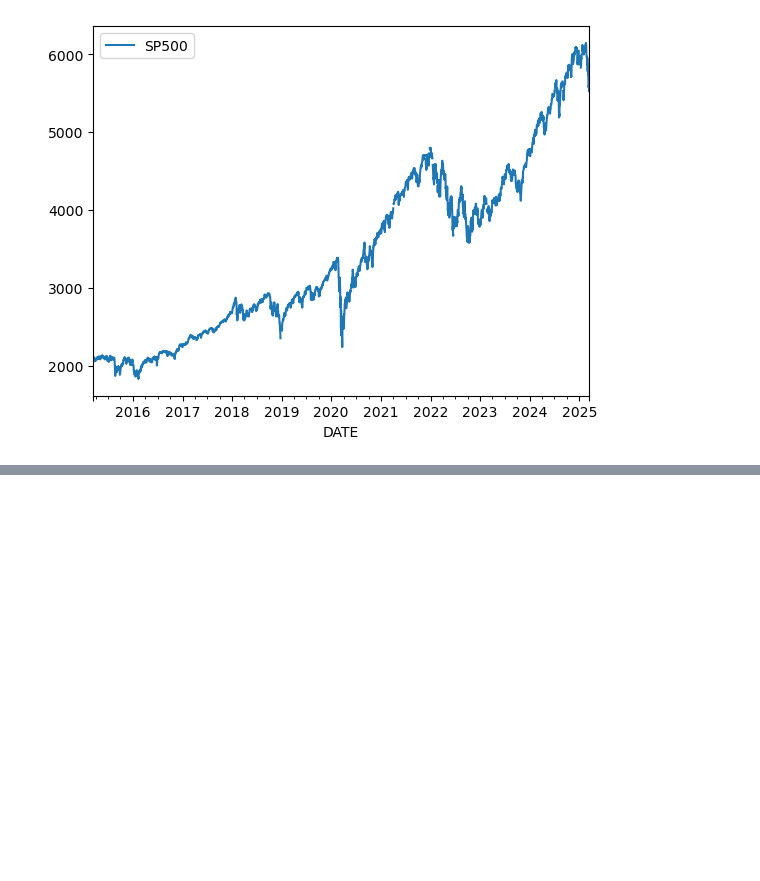
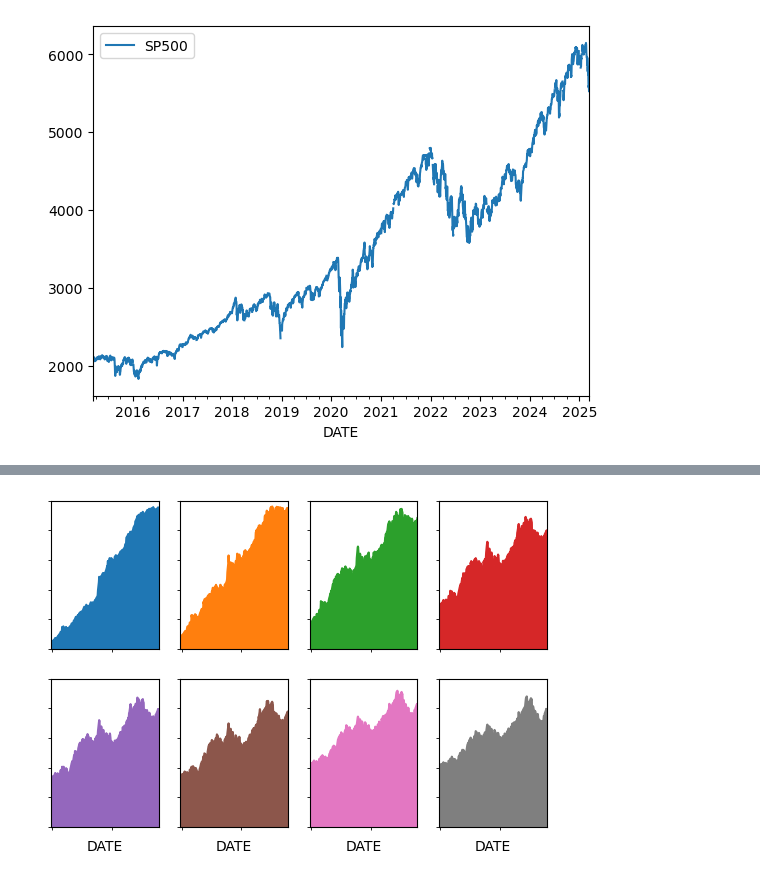
Before and after one commit to Arch-jyh/iris_books, a Jupyter notebook: book1/19/exersice.ipynb, the cells around one changed output, grey strips where cells are left out. Cells and saved outputs as stored; diff of their text form; code cells hidden in the pictures; blank space fills up the shorter version.

```diff
--- a/book1/19/exersice.ipynb
+++ b/book1/19/exersice.ipynb
@@ -300,0 +301,10 @@ Text(0, 0.5, 'IR level')
+# %%
+df.plot.area(subplots=True,layout=(2,4),
+             sharex=True,sharey=True,
+             xticks=[],yticks=[],
+             xlim=(df.index.min(),df.index.max()),
+             ylim=(0,5),legend=False)
+
+plt.savefig("利率走势面积图,子图.svg")
+# %% [output]
+[figure, added]
```
Also changed, not shown: parts of 14 cells of this notebook, 16 other files.
